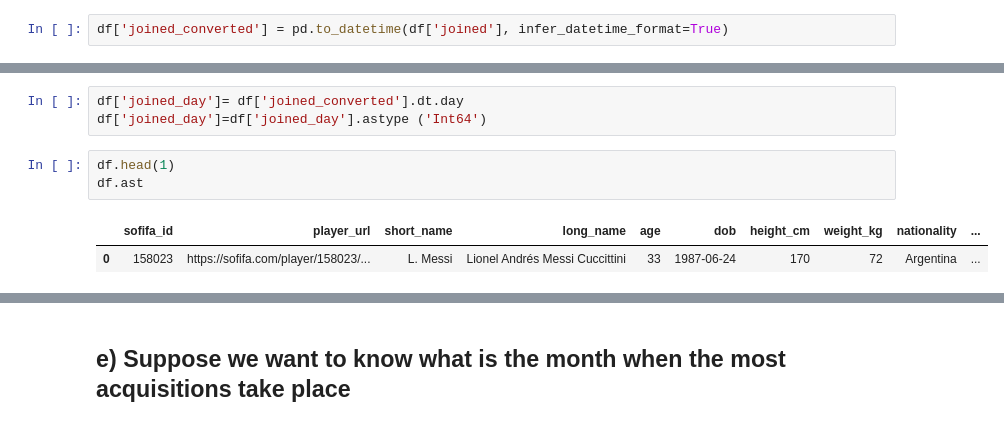
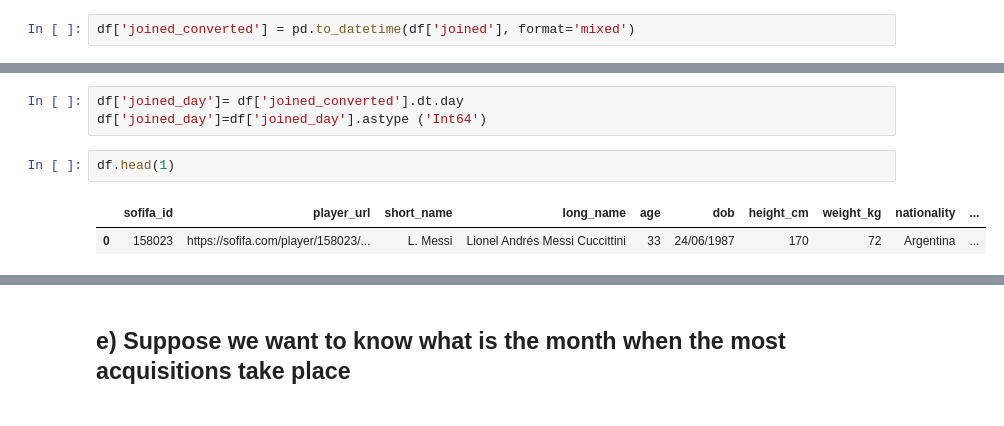
Before and after one commit to blackmonk69/PORTFOLIO-GITHUB-DATA-ANALYTICS, a Jupyter notebook: 1 DATA CLEANING AND TRANSFORMATION/Project 1 Data Cleaning.ipynb, the cells around one changed output, grey strips where cells are left out. Saved outputs shown, nothing was run; the diff lists cells and outputs as text.

```diff
--- a/1 DATA CLEANING AND TRANSFORMATION/Project 1 Data Cleaning.ipynb
+++ b/1 DATA CLEANING AND TRANSFORMATION/Project 1 Data Cleaning.ipynb
@@ -145,6 +168,6 @@ dtype: object
 # %% [markdown]
 ## d) We can work some magic on the joined column to have day, month and year in their own columns
 # %%
-df['joined_converted'] = pd.to_datetime(df['joined'], infer_datetime_format=True)
+df['joined_converted'] = pd.to_datetime(df['joined'], format='mixed')
 # %%
 df.head(1)
@@ -168,10 +190,9 @@ df['joined_day']= df['joined_converted'].dt.day
 df['joined_day']=df['joined_day'].astype ('Int64')
 # %%
 df.head(1)
-df.ast
 # %% [output]
 |  | sofifa_id | player_url | short_name | long_name | age | dob | height_cm | weight_kg | nationality | ... |
-| 0 | 158023 | https://sofifa.com/player/158023/... | L. Messi | Lionel Andrés Messi Cuccittini | 33 | 1987-06-24 | 170 | 72 | Argentina | ... |
+| 0 | 158023 | https://sofifa.com/player/158023/... | L. Messi | Lionel Andrés Messi Cuccittini | 33 | 24/06/1987 | 170 | 72 | Argentina | ... |
 # %%
 
 df.isnull().sum()
```
Also changed, not shown: parts of 8 cells of this notebook.
